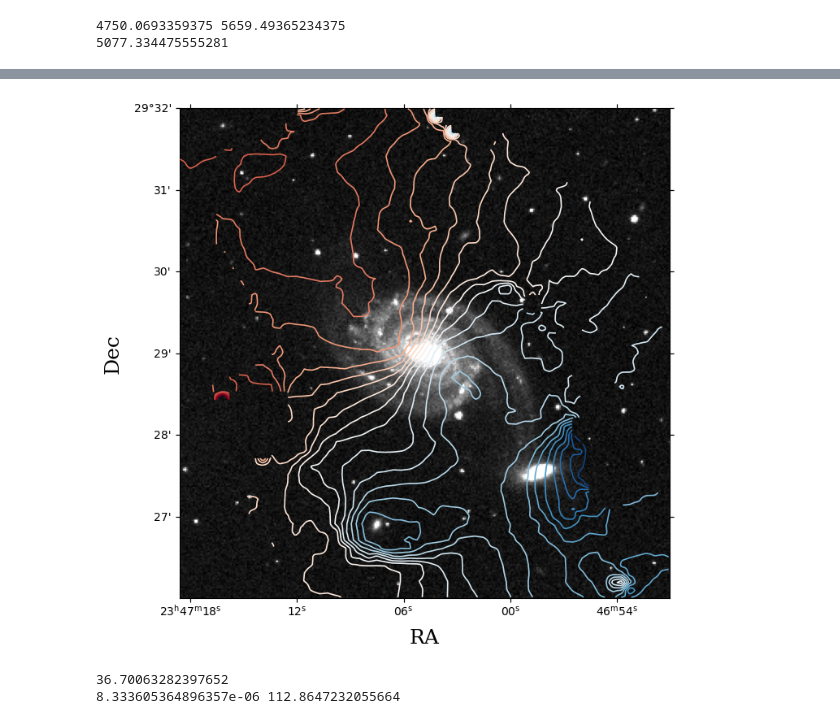
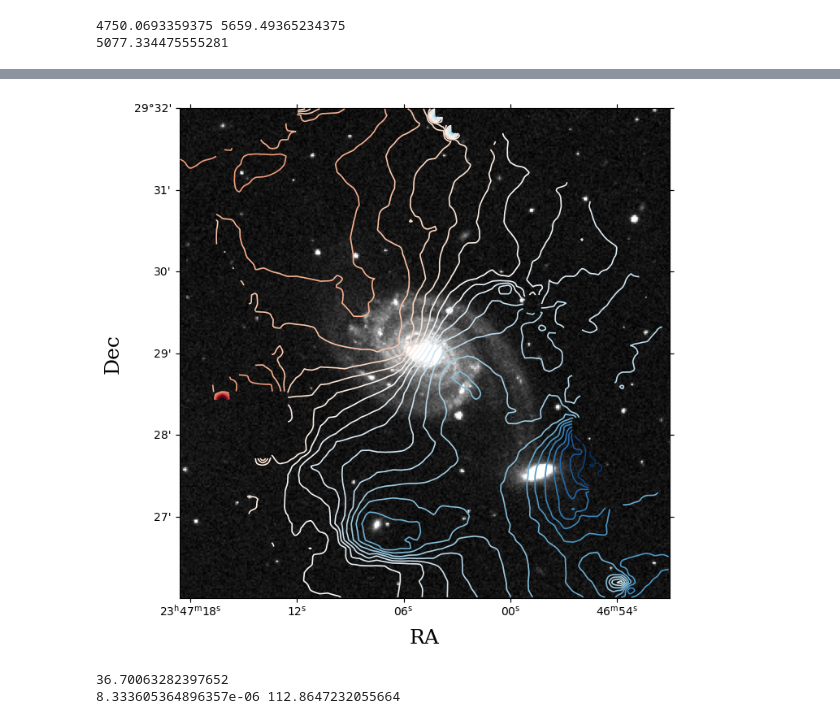
Before and after one commit to AnyelTars/Arp86-Galaxy-System, a Jupyter notebook: NGC7753/ngc7753_bbarolo_model.ipynb, the cells around one changed output, grey strips where cells are left out. Drawn from its saved outputs; the diff is of its cells as text; code cells hidden in the pictures.

```diff
--- a/NGC7753/ngc7753_bbarolo_model.ipynb
+++ b/NGC7753/ngc7753_bbarolo_model.ipynb
@@ -125,33 +140,33 @@ print(rms_mom1)
 # %%
 fig = plt.figure(figsize=(8, 7))
 ax = fig.add_subplot(1, 1, 1, projection=WCS(header_optical))
 
 # Use log stretch for better contrast in faint structures
 norm = simple_norm(data_optical, 'log', percent=99.5)
 ax.imshow(data_optical, cmap='gist_gray', vmin=vmin,vmax=vmax, origin='lower')
 
 # Velocity field (moment 1) contours: reversed RdBu, centered around systemic velocity
 # Adjust levels if needed based on your specific velocity range
 vel_min, vel_max = np.nanmin(hi_mom1_rep), np.nanmax(hi_mom1_rep)
-levels = np.arange(vel_min, vel_max, 25)
+levels = np.arange(vel_min, vel_max-200, 25)
 cont = ax.contour(hi_mom1_rep, levels=levels, cmap='RdBu_r', linewidths=1.2)
 
 # Add a colorbar for the moment 1 contours (velocity field)
 # label the contour, this is optional
 #ax.clabel(cont, inline=True, fmt='%d km/s', fontsize=10)
 
 ax.set_xlabel('RA', size=18, family='serif')
 ax.set_ylabel('Dec', size=18, family='serif')
 plt.xticks(fontsize=15)
 plt.yticks(fontsize=15)
 
 # save figure
 # plt.savefig('velocity_overlay.svg', dpi=300)
 
 plt.tight_layout()
 plt.show()
 # %% [output]
-[figure, old version]
+[figure, new version]
 # %%
 hdulmom2 = fits.open(directory+"output/SoFiA_J234703.61+292835.6/maps/SoFiA_J234703.61+292835.6_2mom.fits")
 hi_mom2_rep, foot_mom2=reproject_interp(hdulmom2,header_optical)
```
Also changed, not shown: parts of 2 cells of this notebook.
